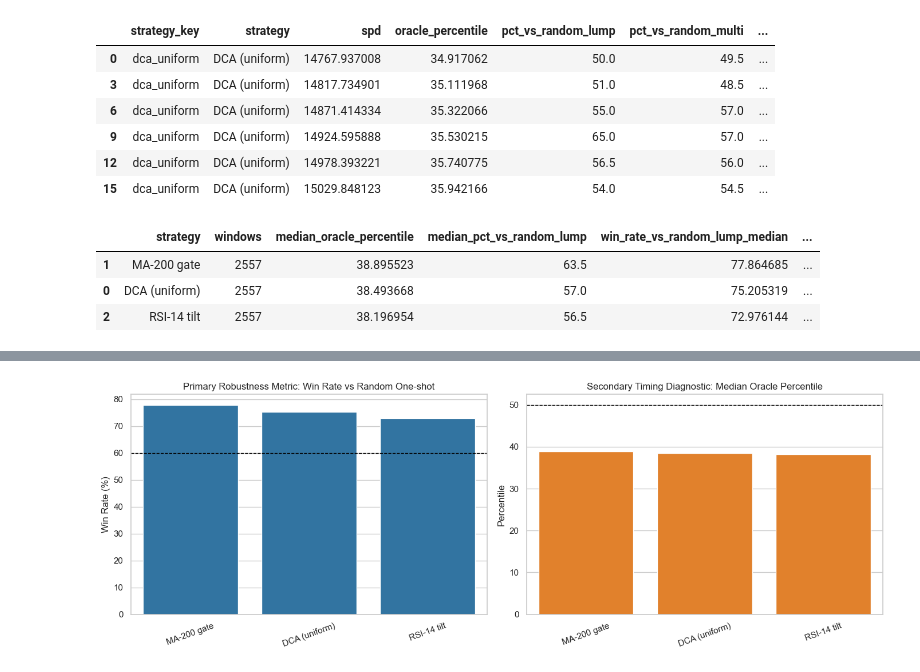
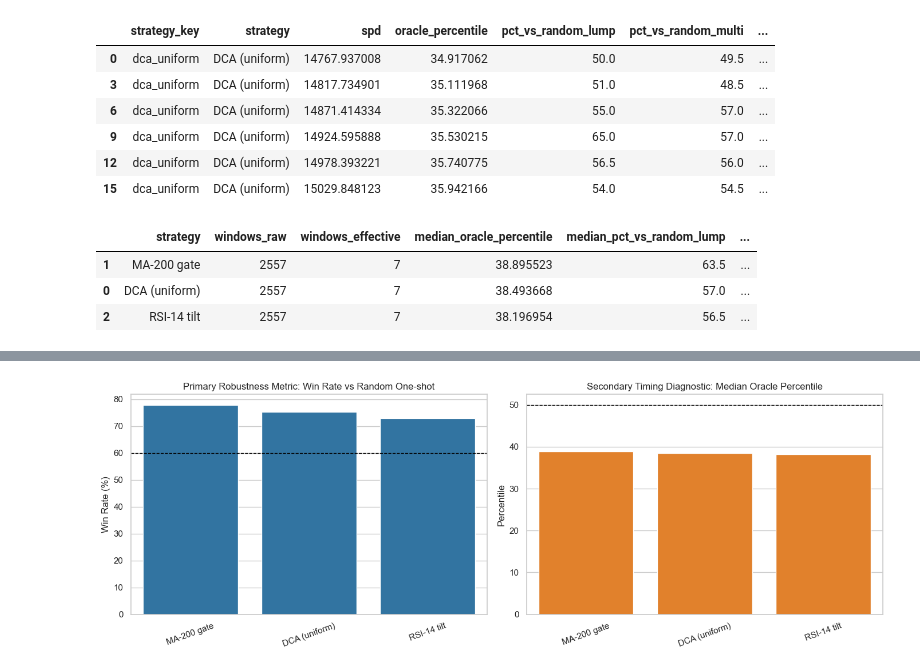
Before and after one commit to mmidlash/bitcoin-analytics-capstone-template, a Jupyter notebook: eda/EDA_Executive.ipynb, the cells around one changed output, grey strips where cells are left out. Saved outputs shown, nothing was run; the diff lists cells and outputs as text; code cells hidden in the pictures.

```diff
--- a/eda/EDA_Executive.ipynb
+++ b/eda/EDA_Executive.ipynb
@@ -590,47 +613,59 @@ Rows in multi-strategy evaluation: 7,671
 | 12 | dca_uniform | DCA (uniform) | 14978.393221 | 35.740775 | 56.5 | 56.0 | ... |
 | 15 | dca_uniform | DCA (uniform) | 15029.848123 | 35.942166 | 54.0 | 54.5 | ... |
 # %%
+WINDOW_LENGTH_DAYS = 365
+
+# Apply the same primary criteria for each strategy.
 strategy_summary_rows = []
 
 for strategy_name, g in multi_eval_df.groupby("strategy"):
-    n = len(g)
+    n_raw = len(g)
+
+    # Calculate Effective Sample Size
+    n_effective = max(1, n_raw // WINDOW_LENGTH_DAYS)
+
     win_rate_random_lump = g["win_vs_random_lump_median"].mean()
-    p_value = binomtest(int(g["win_vs_random_lump_median"].sum()), n, p=0.5, alternative="greater").pvalue
+
+    # Scale successes to the effective sample size
+    successes_effective = int(win_rate_random_lump * n_effective)
+
+    p_value = binomtest(successes_effective, n_effective, p=0.5, alternative="greater").pvalue
+
     downside_rate = g["beats_random_lump_p05"].mean()
     timing_median = g["oracle_percentile"].median()
 
     primary_pass = (
         (win_rate_random_lump > 0.60)
-        and (p_value < 0.01)
         and (downside_rate >= 0.90)
     )
 
     strategy_summary_rows.append(
         {
             "strategy": strategy_name,
-            "windows": n,
+            "windows_raw": n_raw,
+            "windows_effective": n_effective,
             "median_oracle_percentile": timing_median,
             "median_pct_vs_random_lump": g["pct_vs_random_lump"].median(),
             "win_rate_vs_random_lump_median": 100 * win_rate_random_lump,
             "win_rate_vs_random_multi_median": 100 * g["win_vs_random_multi_median"].mean(),
             "downside_rate_vs_random_lump_p05": 100 * downside_rate,
             "sign_test_pvalue_vs_random_lump": p_value,
             "primary_baseline_pass": primary_pass,
             "timing_diagnostic_pass": timing_median >= 50,
         }
     )
 
 strategy_summary = pd.DataFrame(strategy_summary_rows).sort_values(
     ["primary_baseline_pass", "median_oracle_percentile"],
     ascending=[False, False],
 )
 
 strategy_summary
 # %% [output]
-|  | strategy | windows | median_oracle_percentile | median_pct_vs_random_lump | win_rate_vs_random_lump_median | ... |
-| 1 | MA-200 gate | 2557 | 38.895523 | 63.5 | 77.864685 | ... |
-| 0 | DCA (uniform) | 2557 | 38.493668 | 57.0 | 75.205319 | ... |
-| 2 | RSI-14 tilt | 2557 | 38.196954 | 56.5 | 72.976144 | ... |
+|  | strategy | windows_raw | windows_effective | median_oracle_percentile | median_pct_vs_random_lump | ... |
+| 1 | MA-200 gate | 2557 | 7 | 38.895523 | 63.5 | ... |
+| 0 | DCA (uniform) | 2557 | 7 | 38.493668 | 57.0 | ... |
+| 2 | RSI-14 tilt | 2557 | 7 | 38.196954 | 56.5 | ... |
 # %%
 # Direct comparison vs DCA
 pivot_spd = multi_eval_df.pivot(index="window_start", columns="strategy", values="spd")
```
Also changed, not shown: parts of 4 cells of this notebook.
